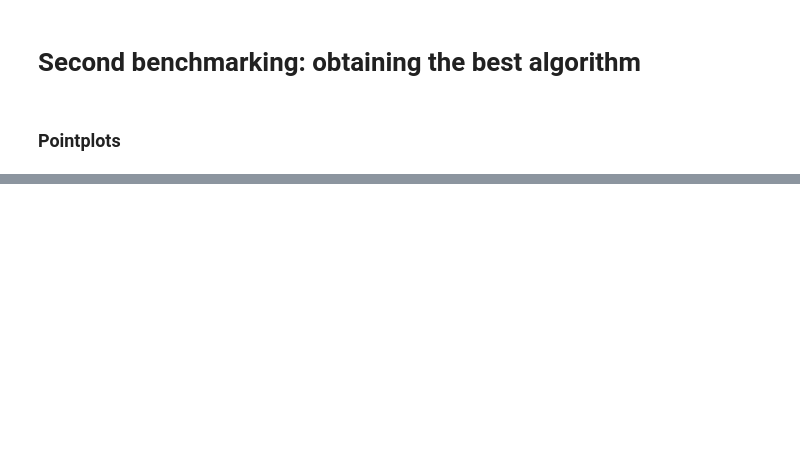
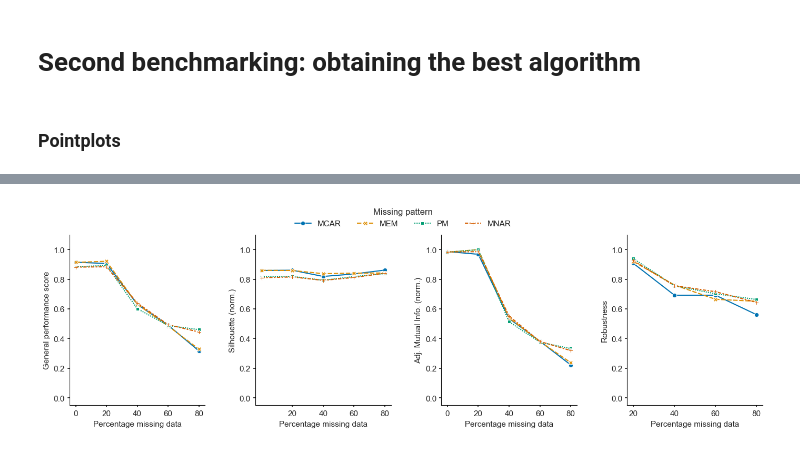
Before and after one commit to ocbe-uio/imoc_pdac, a Jupyter notebook: notebooks/second_benchmark_analysis.ipynb, the cells around one changed output, grey strips where cells are left out. Saved outputs shown, nothing was run; the diff lists cells and outputs as text; code cells hidden in the pictures; blank space fills up the shorter version.

```diff
--- a/notebooks/second_benchmark_analysis.ipynb
+++ b/notebooks/second_benchmark_analysis.ipynb
@@ -183,0 +169,31 @@ plt.show()
+# %%
+# Pointplots by amputation mechanism
+fig, ax = plt.subplots(1, 4, figsize=(14,4))
+plot_pointplots(results2, 'amputation_mechanism', 'combined_metric', ax[0], 'General performance score')
+plot_pointplots(results2, 'amputation_mechanism', 'normalised_silhouette', ax[1], 'Silhouette (norm.)')
+plot_pointplots(results2, 'amputation_mechanism', 'normalised_AMI', ax[2], 'Adj. Mutual Info. (norm.)')
+plot_pointplots(results2[results2['missing_percentage'] != 0], 'amputation_mechanism', 'robustness', ax[3], 'Robustness')
+ax[1].set_xticks([20, 40, 60, 80])
+#plot_pointplots(results2, 'amputation_mechanism', 'pvalue_logrank', ax[1, 1], 'Log-rank test p-value')
+#plot_pointplots(results2, 'amputation_mechanism', 'n_enriched_clinical', ax[1, 2], 'Mean no. enriched clinical parameters')
+
+handles_amp, labels_amp = ax[0].get_legend_handles_labels()
+# Update labels for missing pattern and convert to upper
+labels_amp = [i.replace('um', 'mem').upper() for i in labels_amp]
+
+for i in ax.flat:
+    i.legend().remove()
+# Create a single, horizontal legend at the top
+fig.legend(
+    handles_amp, labels_amp,
+    title="Missing pattern",
+    loc='upper center',
+    bbox_to_anchor=(0.5, 1.12),  # position above the plots
+    ncol=len(labels_amp),        # number of columns = number of legend entries
+    frameon=False
+)
+plt.tight_layout(w_pad=3)
+plt.savefig('../figures/ampmech_complete.svg', bbox_inches='tight')
+plt.show()
+# %% [output]
+[figure, added]
```
Also changed, not shown: parts of 1 cell of this notebook.
